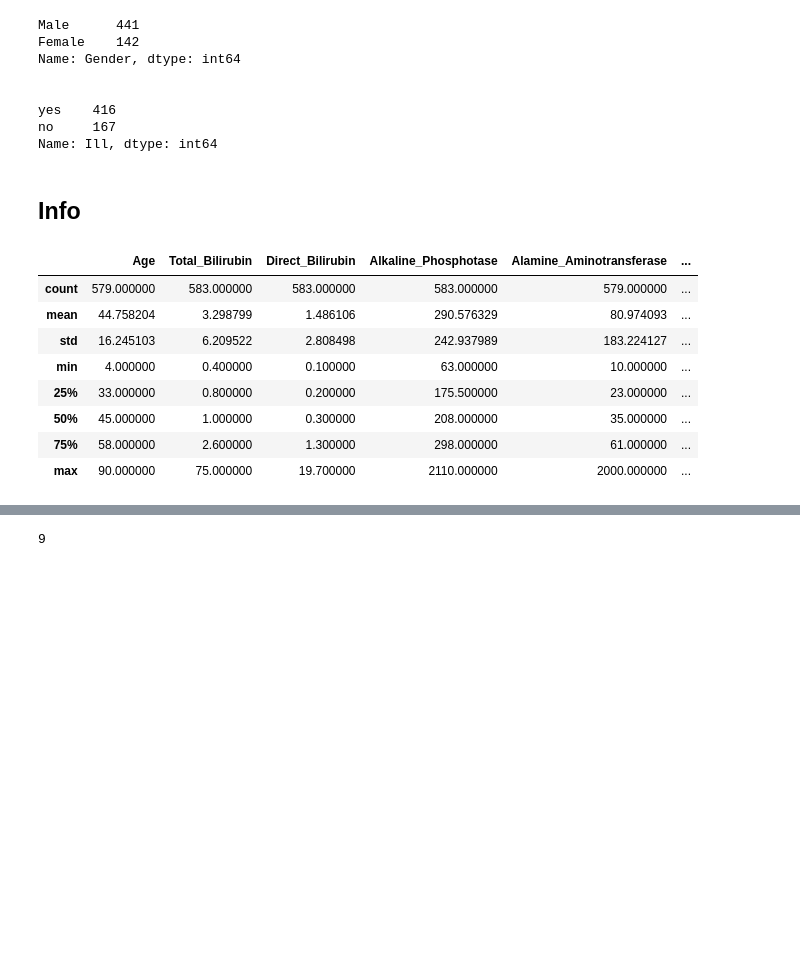
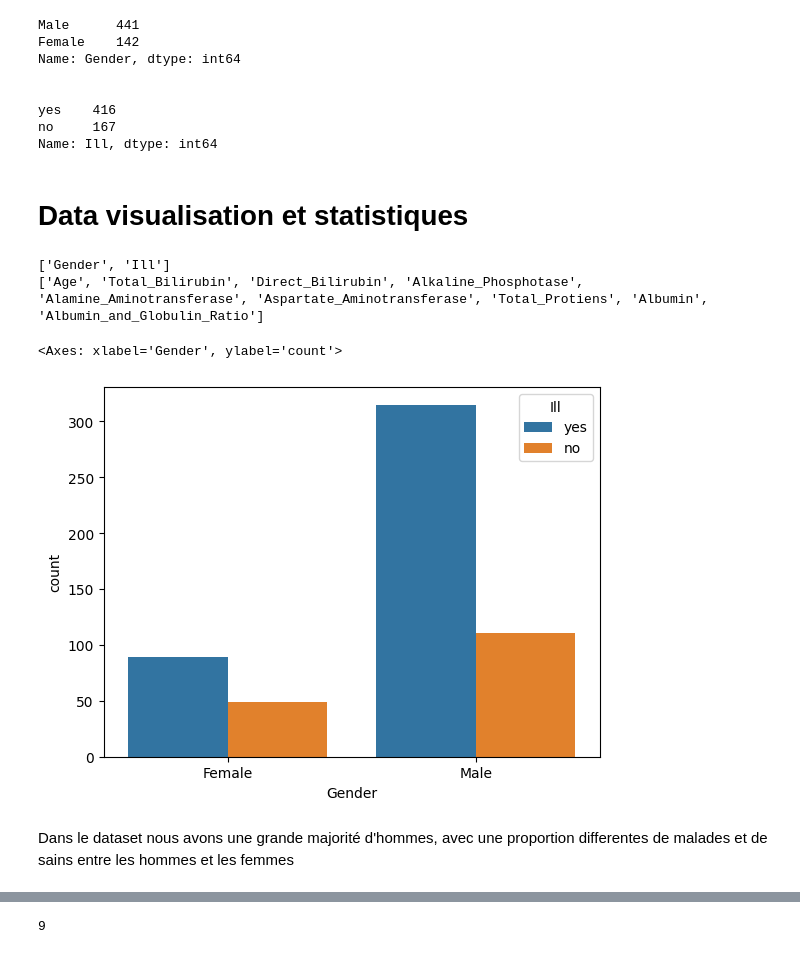
Before and after one commit to gdutr/gdutr.github.io, a Jupyter notebook: Etude_maladie_foie.ipynb, the cells around one changed output, grey strips where cells are left out. Saved outputs shown, nothing was run; the diff lists cells and outputs as text; code cells hidden in the pictures; blank space fills up the shorter version.

```diff
--- a/Etude_maladie_foie.ipynb
+++ b/Etude_maladie_foie.ipynb
@@ -107,3 +125,6 @@ df_foie
+# %%
+# Suppression des valeurs manquantes
+df_foie.dropna(inplace = True)
 # %%
 for col in df_foie.select_dtypes(object).columns:
   print(df_foie[col].value_counts())
@@ -117,20 +138,25 @@ Name: Gender, dtype: int64
 yes    416
 no     167
 Name: Ill, dtype: int64
-# %% [markdown]
-## Info
-# %%
-df_foie.describe()
-# %% [output]
-|  | Age | Total_Bilirubin | Direct_Bilirubin | Alkaline_Phosphotase | Alamine_Aminotransferase | ... |
-| count | 579.000000 | 583.000000 | 583.000000 | 583.000000 | 579.000000 | ... |
-| mean | 44.758204 | 3.298799 | 1.486106 | 290.576329 | 80.974093 | ... |
-| std | 16.245103 | 6.209522 | 2.808498 | 242.937989 | 183.224127 | ... |
-| min | 4.000000 | 0.400000 | 0.100000 | 63.000000 | 10.000000 | ... |
-| 25% | 33.000000 | 0.800000 | 0.200000 | 175.500000 | 23.000000 | ... |
-| 50% | 45.000000 | 1.000000 | 0.300000 | 208.000000 | 35.000000 | ... |
-| 75% | 58.000000 | 2.600000 | 1.300000 | 298.000000 | 61.000000 | ... |
-| max | 90.000000 | 75.000000 | 19.700000 | 2110.000000 | 2000.000000 | ... |
+# %% [markdown]
+# Data visualisation et statistiques
+# %%
+#identifier variables catégorielles stockées dans une liste
+cat_df = [col for col in df_foie.columns if df_foie[col].dtype == 'object']
+num_df = [col for col in df_foie.columns if df_foie[col].dtype != 'object']
+
+print(cat_df)
+print(num_df)
+# %% [output]
+['Gender', 'Ill']
+['Age', 'Total_Bilirubin', 'Direct_Bilirubin', 'Alkaline_Phosphotase', 'Alamine_Aminotransferase', 'Aspartate_Aminotransferase', 'Total_Protiens', 'Albumin', 'Albumin_and_Globulin_Ratio']
+# %%
+sns.countplot(data = df_foie, x = 'Gender', hue='Ill')
+# %% [output]
+<Axes: xlabel='Gender', ylabel='count'>
+[figure, added]
+# %% [markdown]
+Dans le dataset nous avons une grande majorité d'hommes, avec une proportion differentes de malades et de sains entre les hommes et les femmes
 # %%
 nbre_ligne = 5
 nbre_cols = 2
```
Also changed, not shown: parts of 37 cells of this notebook.
